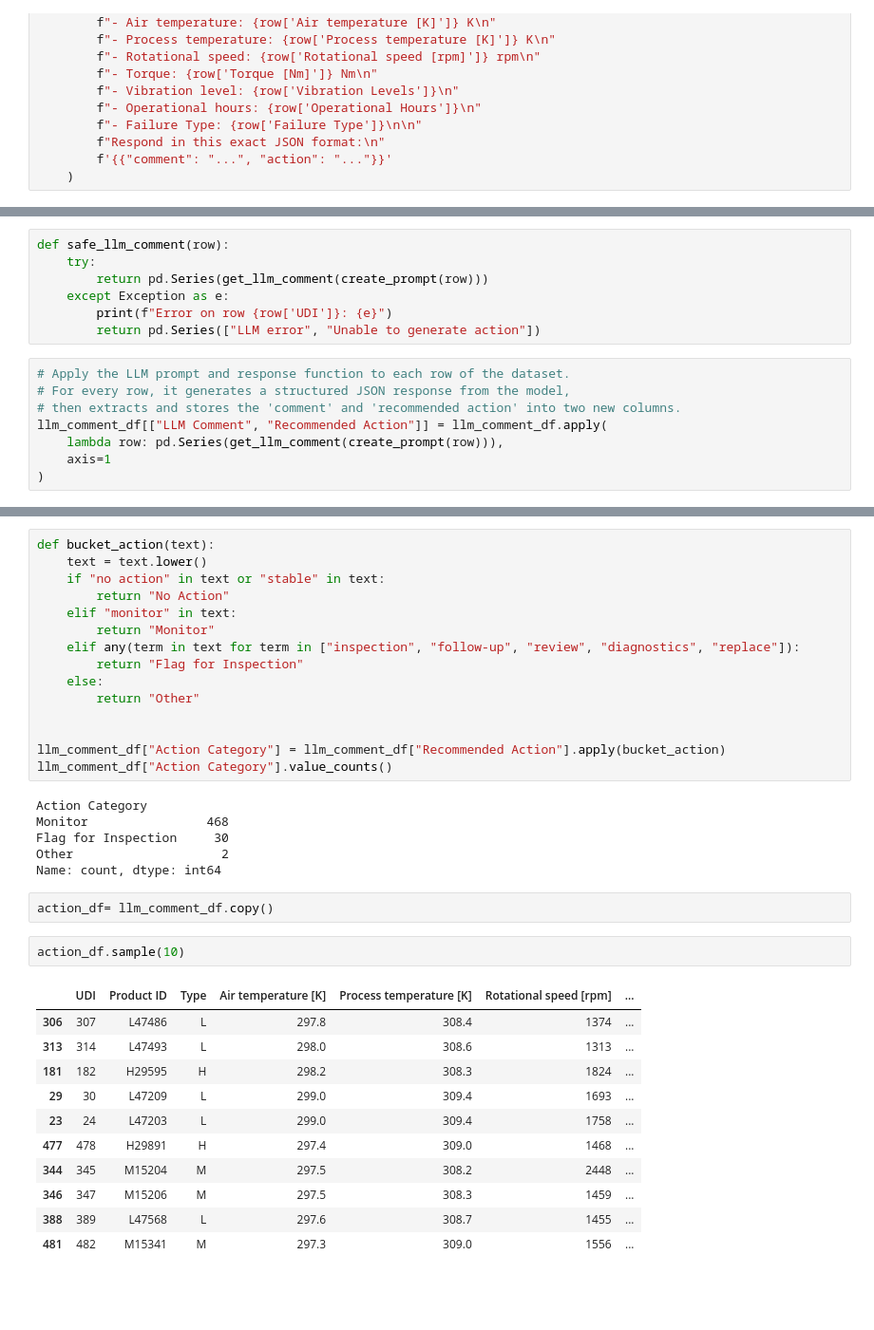
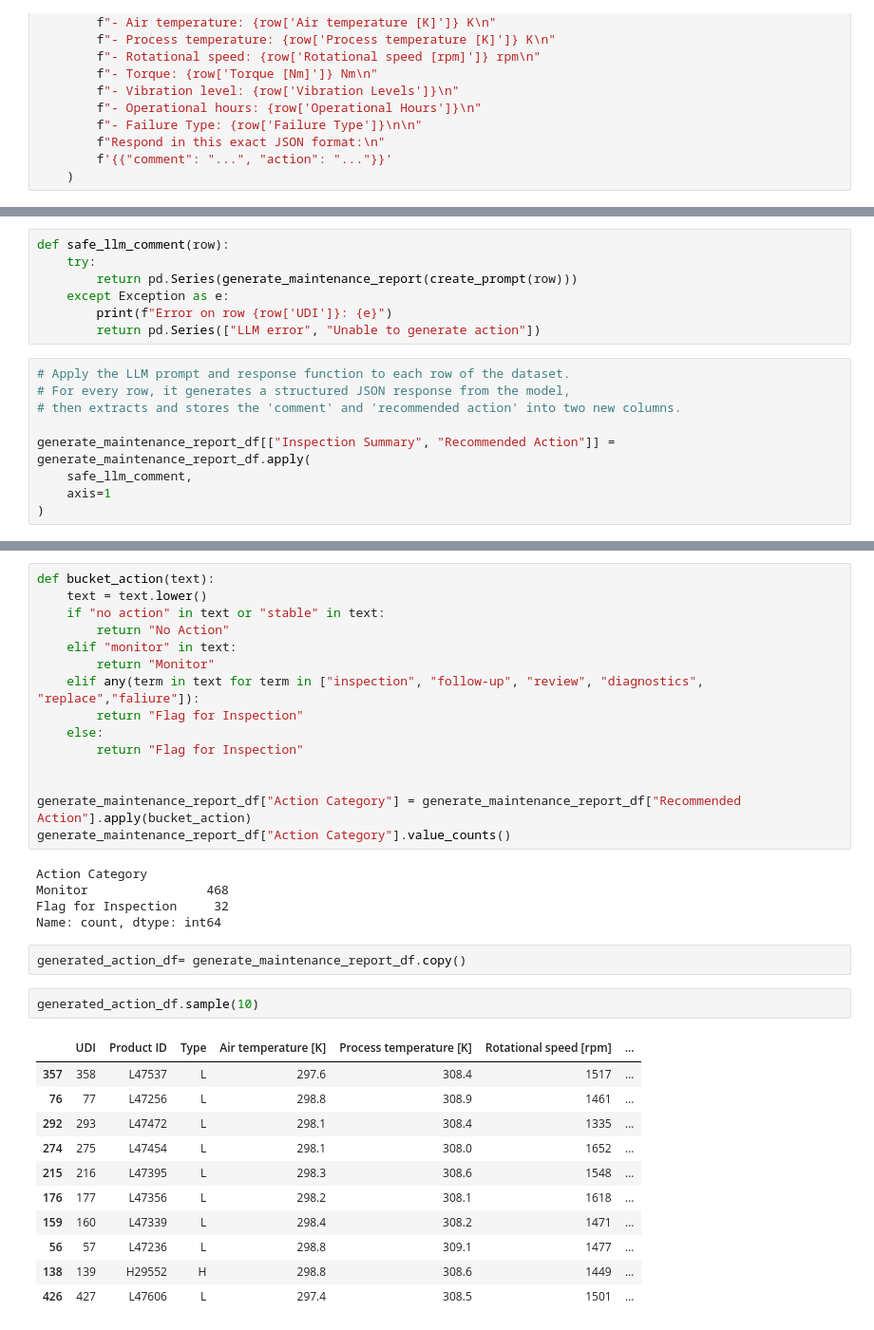
Before and after one commit to 4CDA/predictive_maintenance_decisiontrees, a Jupyter notebook: demo.ipynb, the cells around one changed output, grey strips where cells are left out. Shown: that part at 95% size. Saved outputs shown, nothing was run; the diff lists cells and outputs as text; blank space fills up the shorter version.

```diff
--- a/demo.ipynb
+++ b/demo.ipynb
@@ -186,7 +180,7 @@ Hello! How can I assist you today? If you're experiencing any issues or need sup
 # %%
 def safe_llm_comment(row):
     try:
-        return pd.Series(get_llm_comment(create_prompt(row)))
+        return pd.Series(generate_maintenance_report(create_prompt(row)))
     except Exception as e:
         print(f"Error on row {row['UDI']}: {e}")
         return pd.Series(["LLM error", "Unable to generate action"])
@@ -194,8 +188,9 @@ def safe_llm_comment(row):
 # Apply the LLM prompt and response function to each row of the dataset.
 # For every row, it generates a structured JSON response from the model,
 # then extracts and stores the 'comment' and 'recommended action' into two new columns.
-llm_comment_df[["LLM Comment", "Recommended Action"]] = llm_comment_df.apply(
-    lambda row: pd.Series(get_llm_comment(create_prompt(row))),
+
+generate_maintenance_report_df[["Inspection Summary", "Recommended Action"]] = generate_maintenance_report_df.apply(
+    safe_llm_comment,
     axis=1
 )
 # %%
@@ -227,34 +221,33 @@ def bucket_action(text):
         return "No Action"
     elif "monitor" in text:
         return "Monitor"
-    elif any(term in text for term in ["inspection", "follow-up", "review", "diagnostics", "replace"]):
+    elif any(term in text for term in ["inspection", "follow-up", "review", "diagnostics", "replace","faliure"]):
         return "Flag for Inspection"
     else:
-        return "Other"
+        return "Flag for Inspection"
 
 
-llm_comment_df["Action Category"] = llm_comment_df["Recommended Action"].apply(bucket_action)
-llm_comment_df["Action Category"].value_counts()
+generate_maintenance_report_df["Action Category"] = generate_maintenance_report_df["Recommended Action"].apply(bucket_action)
+generate_maintenance_report_df["Action Category"].value_counts()
 # %% [output]
 Action Category
 Monitor                468
-Flag for Inspection     30
-Other                    2
+Flag for Inspection     32
 Name: count, dtype: int64
 # %%
-action_df= llm_comment_df.copy()
+generated_action_df= generate_maintenance_report_df.copy()
 # %%
-action_df.sample(10)
+generated_action_df.sample(10)
 # %% [output]
 |  | UDI | Product ID | Type | Air temperature [K] | Process temperature [K] | Rotational speed [rpm] | ... |
-| 306 | 307 | L47486 | L | 297.8 | 308.4 | 1374 | ... |
-| 313 | 314 | L47493 | L | 298.0 | 308.6 | 1313 | ... |
-| 181 | 182 | H29595 | H | 298.2 | 308.3 | 1824 | ... |
-| 29 | 30 | L47209 | L | 299.0 | 309.4 | 1693 | ... |
-| 23 | 24 | L47203 | L | 299.0 | 309.4 | 1758 | ... |
-| 477 | 478 | H29891 | H | 297.4 | 309.0 | 1468 | ... |
-| 344 | 345 | M15204 | M | 297.5 | 308.2 | 2448 | ... |
-| 346 | 347 | M15206 | M | 297.5 | 308.3 | 1459 | ... |
-| 388 | 389 | L47568 | L | 297.6 | 308.7 | 1455 | ... |
-| 481 | 482 | M15341 | M | 297.3 | 309.0 | 1556 | ... |
+| 357 | 358 | L47537 | L | 297.6 | 308.4 | 1517 | ... |
+| 76 | 77 | L47256 | L | 298.8 | 308.9 | 1461 | ... |
+| 292 | 293 | L47472 | L | 298.1 | 308.4 | 1335 | ... |
+| 274 | 275 | L47454 | L | 298.1 | 308.0 | 1652 | ... |
+| 215 | 216 | L47395 | L | 298.3 | 308.6 | 1548 | ... |
+| 176 | 177 | L47356 | L | 298.2 | 308.1 | 1618 | ... |
+| 159 | 160 | L47339 | L | 298.4 | 308.2 | 1471 | ... |
+| 56 | 57 | L47236 | L | 298.8 | 309.1 | 1477 | ... |
+| 138 | 139 | H29552 | H | 298.8 | 308.6 | 1449 | ... |
+| 426 | 427 | L47606 | L | 297.4 | 308.5 | 1501 | ... |
 # %%
```
Also changed, not shown: parts of 23 cells of this notebook, 4 other files.
